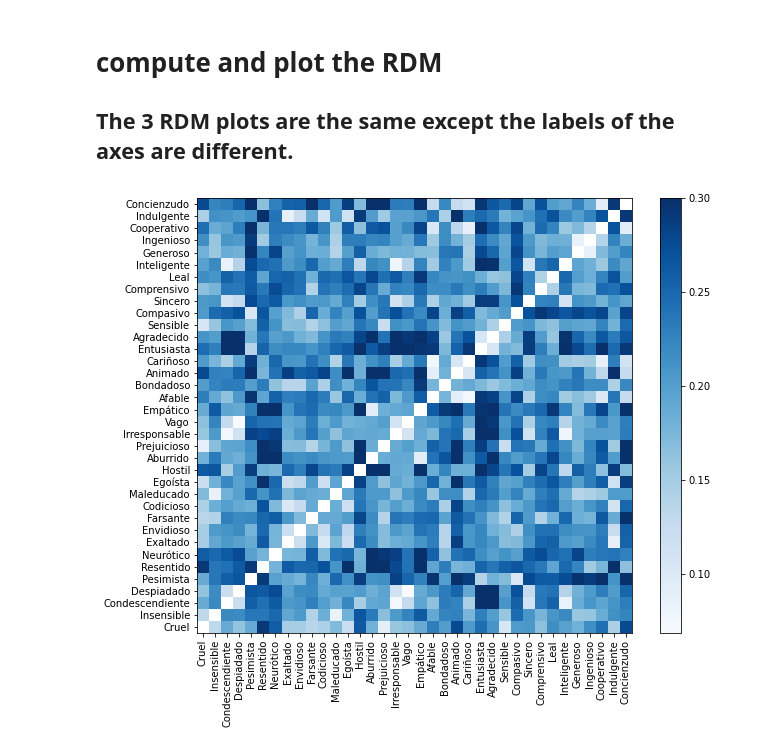
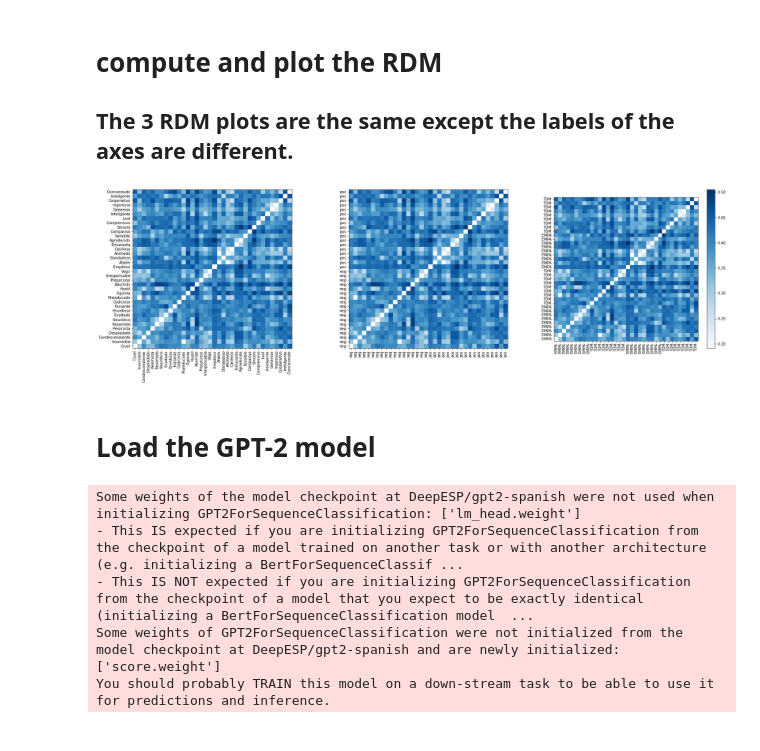
Before and after one commit to nmningmei/Deep_learning_fMRI_EEG, a Jupyter notebook: 5_7_extract_features_from_sentences.ipynb, the cells around one changed output. Cells and saved outputs as stored; diff of their text form; code cells hidden in the pictures.

```diff
--- a/5_7_extract_features_from_sentences.ipynb
+++ b/5_7_extract_features_from_sentences.ipynb
@@ -51,10 +51,11 @@ Requirement already satisfied: pytz>=2017.2 in /usr/local/lib/python3.7/dist-pac
 # %% [markdown]
 # load the sentences
 # %%
+import torch
 import pandas as pd
 import numpy as np
 # load the stimuli table
 stimuli_table = pd.read_csv('definitions.txt', sep='\t').sort_values(['Likableness','Condition']).reset_index(drop = True)
-sentences = [item + '.' for item in stimuli_table['Definition'].values]
+sentences = stimuli_table['Definition'].to_list()
 sentences
 # %% [output]
@@ -106,6 +104,7 @@ torch.Size([36, 20, 768])
 # %% [markdown]
 # Flatten the last 2 dimensions of the representations of the hidden states (n_words, n_tokens, n_features)
 # %%
-a = outputs['hidden_states'][-1].view(36,-1).detach().cpu().numpy()
+idx_layer = 9
+a = outputs['hidden_states'][idx_layer].view(36,-1).detach().cpu().numpy()
 a.shape
 # %% [output]
@@ -121,15 +120,55 @@ from matplotlib import pyplot as plt
 RDM = SD.squareform(SD.pdist(a - a.mean(1).reshape(-1,1),'cosine'))
 np.fill_diagonal(RDM,np.nan)
 # %%
-fig,ax = plt.subplots(figsize = (10,8))
+fig,axes = plt.subplots(figsize = (10 * 3,8),
+                        ncols = 3)
+vmax = None
+ax = axes.flatten()[0]
 im = ax.imshow(RDM,
                origin = "lower",
                cmap = plt.cm.Blues,
-               vmax = .3)
-plt.colorbar(im)
+               vmax = vmax)
 _ = ax.set(xticks = np.arange(RDM.shape[0]),
            yticks = np.arange(RDM.shape[1]),
            yticklabels = stimuli_table['Concept'],)
 _ = ax.set_xticklabels(stimuli_table['Concept'],rotation = 90)
+
+ax = axes.flatten()[1]
+im = ax.imshow(RDM,
+               origin = "lower",
+               cmap = plt.cm.Blues,
+               vmax = vmax)
+_ = ax.set(xticks = np.arange(RDM.shape[0]),
+           yticks = np.arange(RDM.shape[1]),
+           yticklabels = stimuli_table['Likableness'],)
+_ = ax.set_xticklabels(stimuli_table['Likableness'],rotation = 90)
+
+ax = axes.flatten()[2]
+im = ax.imshow(RDM,
+               origin = "lower",
+               cmap = plt.cm.Blues,
+               vmax = vmax)
+plt.colorbar(im)
+_ = ax.set(xticks = np.arange(RDM.shape[0]),
+           yticks = np.arange(RDM.shape[1]),
+           yticklabels = stimuli_table['Condition'],)
+_ = ax.set_xticklabels(stimuli_table['Condition'],rotation = 90)
 # %% [output]
-[figure, old version]
+[figure, new version]
+# %% [markdown]
+# Load the GPT-2 model
+# %%
+from transformers import AutoTokenizer, AutoModelForSequenceClassification,pipeline
+del tokenizer
+tokenizer = AutoTokenizer.from_pretrained("DeepESP/gpt2-spanish",)
+tokenizer.pad_token = tokenizer.eos_token
+tokenizer.add_special_tokens = True
+tokenizer.model_max_length = 32
+del model
+model = AutoModelForSequenceClassification.from_pretrained("DeepESP/gpt2-spanish",output_hidden_states = True)
+# %% [output]
+Some weights of the model checkpoint at DeepESP/gpt2-spanish were not used when initializing GPT2ForSequenceClassification: ['lm_head.weight']
+- This IS expected if you are initializing GPT2ForSequenceClassification from the checkpoint of a model trained on another task or with another architecture (e.g. initializing a BertForSequenceClassif ...
+- This IS NOT expected if you are initializing GPT2ForSequenceClassification from the checkpoint of a model that you expect to be exactly identical (initializing a BertForSequenceClassification model  ...
+Some weights of GPT2ForSequenceClassification were not initialized from the model checkpoint at DeepESP/gpt2-spanish and are newly initialized: ['score.weight']
+You should probably TRAIN this model on a down-stream task to be able to use it for predictions and inference.
```
Also changed, not shown: parts of 13 cells of this notebook.
